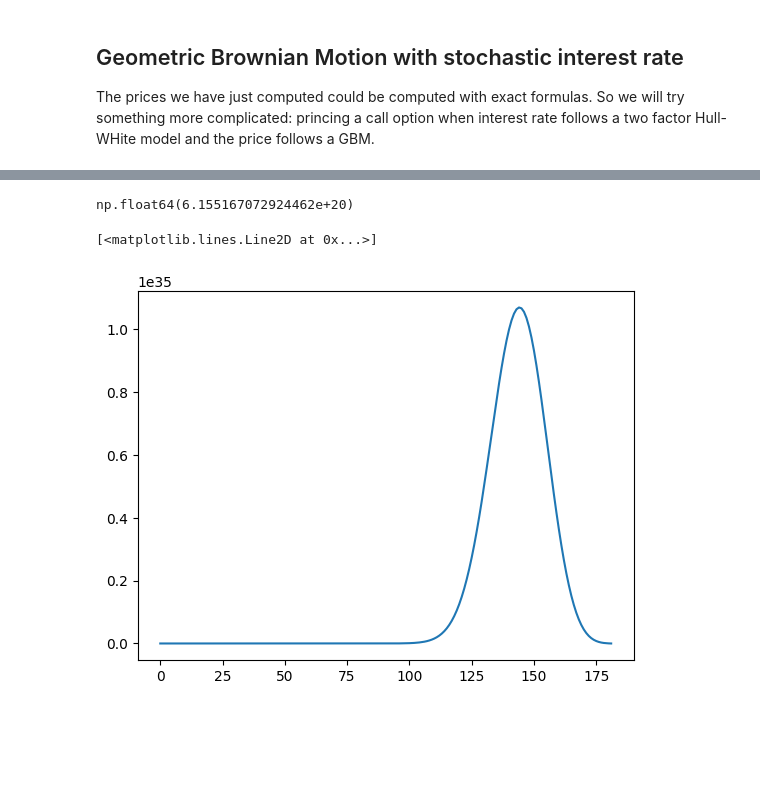
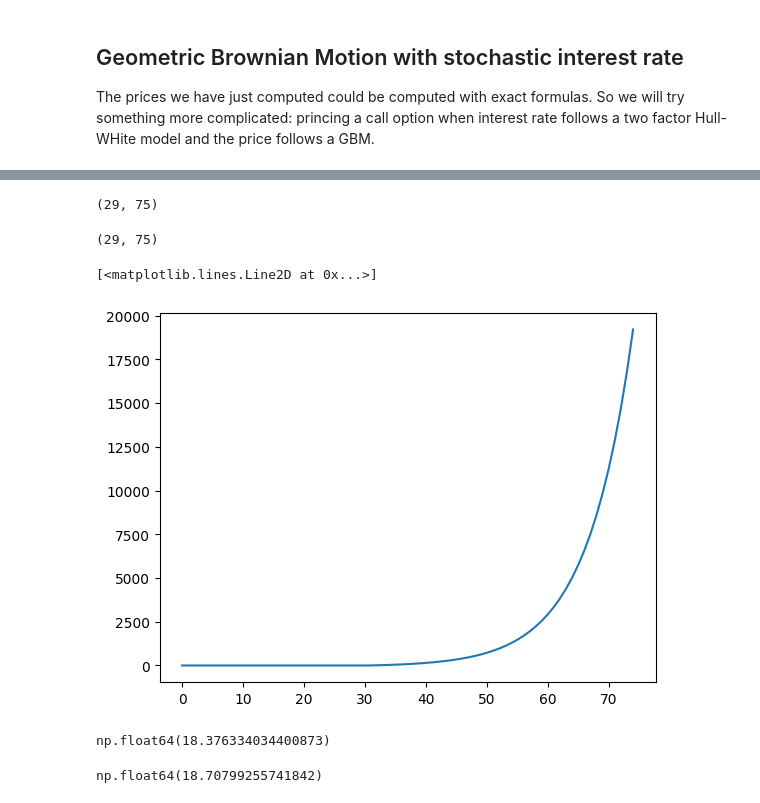
Before and after one commit to Jordi103/options_pricing_and_simulations, a Jupyter notebook: options_and_simulations.ipynb, the cells around one changed output, grey strips where cells are left out. Saved outputs shown, nothing was run; the diff lists cells and outputs as text; code cells hidden in the pictures; blank space fills up the shorter version.

```diff
--- a/options_and_simulations.ipynb
+++ b/options_and_simulations.ipynb
@@ -385,27 +397,41 @@ class BSM_solver():
 # %%
-Dt =  1e-4
-J = int(T/Dt)
-dx = 1.1
-X_min = 0
-X_max = 200
-M = int((X_max-X_min)/dx)
-lattice = Lattice(Dt, J, dx, M, x_0=50)
-
-alpha = 0.05
-sigma = 0.02
-S_0 = 50
-gbm = GBM(S_0, alpha, sigma)
+sigma = 0.2
 
 K = 60
 r = 0.05
-BS = BSM_solver(lattice, gbm, r, K)
+
+nu = r-0.5*sigma**2
+
+dx =  0.1 * np.abs(sigma**2/nu)
+X_min = 0
+X_max = 10
+M = int((X_max-X_min)/dx)
+Dt = 0.8*(dx**2)/(sigma**2+r*dx**2)
+J = int(T/Dt)
+
+lattice = Lattice(Dt, J, dx, M)
+BS = BSM_solver(lattice, sigma, r, K)
 
 c = BS.solve_for_lattice()
-c[0,S_0]
+c.shape
 # %% [output]
-np.float64(6.155167072924462e+20)
+(29, 75)
 # %%
-plt.plot(c[0,:])
+print(c.shape)
+#plt.plot(np.exp(np.linspace(0,10, M+1)), c[0,:])
+plt.plot(c[-1,:])
 # %% [output]
-[<matplotlib.lines.Line2D at 0x...>]
+(29, 75)
+[<matplotlib.lines.Line2D at 0x...>]
-[figure, old version]
+[figure, new version]
+# %%
+dt = Dt
+N = J
+gbm = GBM(50, r, sigma)
+price_call_option(gbm.simulate(10000), K, r)
+# %% [output]
+np.float64(18.376334034400873)
+# %%
+BS.solve_for_spot(50)
+# %% [output]
+np.float64(18.70799255741842)
```
Also changed, not shown: parts of 9 cells of this notebook.
